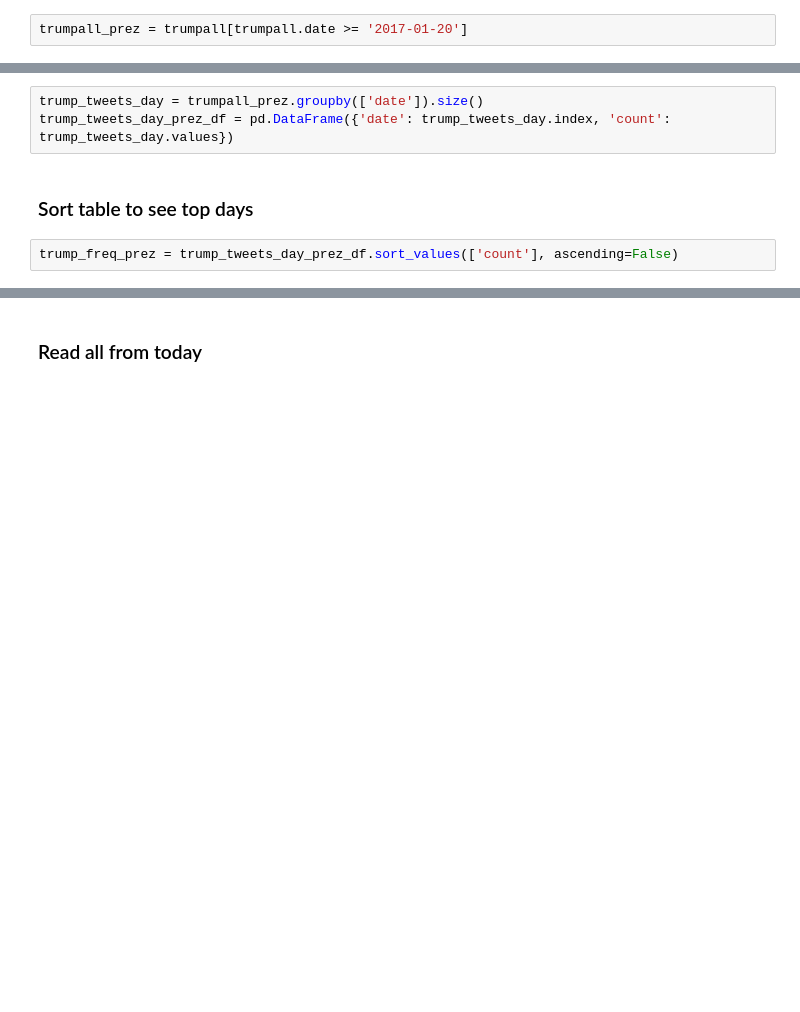
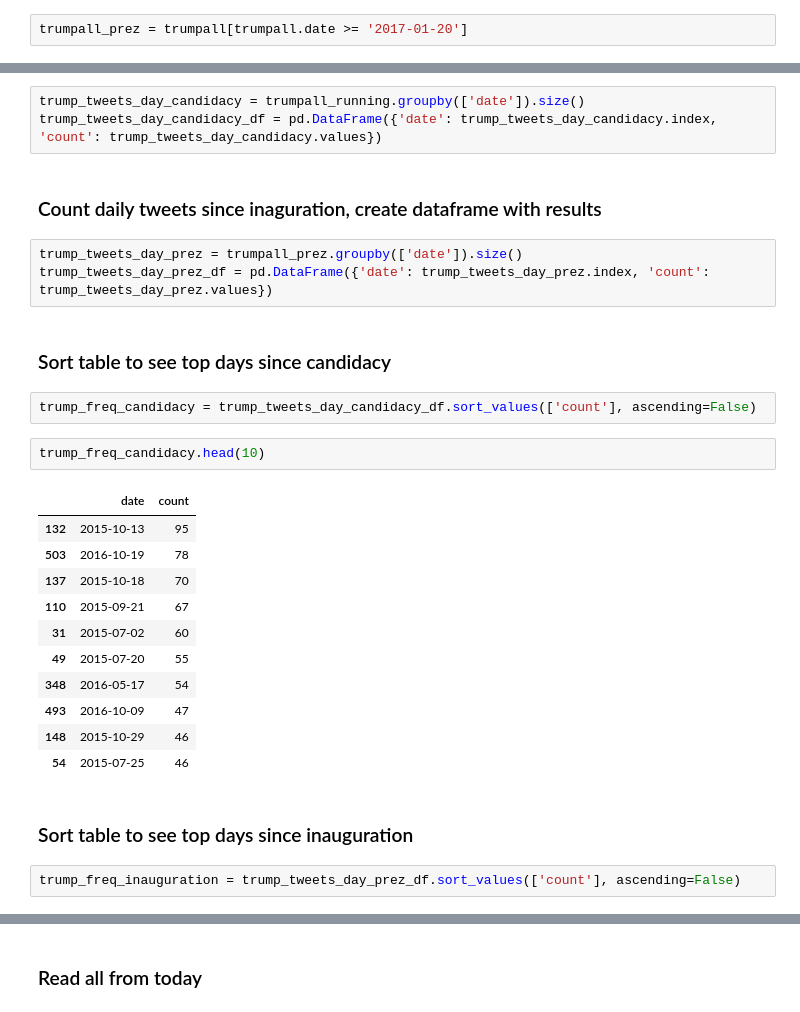
Before and after one commit to stiles/data, a Jupyter notebook: trump-tweet-frequency/trump_twitter_frequency.ipynb, the cells around one changed output, grey strips where cells are left out. Drawn from its saved outputs; the diff is of its cells as text; blank space fills up the shorter version.

```diff
--- a/trump-tweet-frequency/trump_twitter_frequency.ipynb
+++ b/trump-tweet-frequency/trump_twitter_frequency.ipynb
@@ -66,8 +73,31 @@ trumpall_prez = trumpall[trumpall.date >= '2017-01-20']
+# %%
+trump_tweets_day_candidacy = trumpall_running.groupby(['date']).size()
+trump_tweets_day_candidacy_df = pd.DataFrame({'date': trump_tweets_day_candidacy.index, 'count': trump_tweets_day_candidacy.values})
+# %% [markdown]
+### Count daily tweets since inaguration, create dataframe with results
 # %%
-trump_tweets_day = trumpall_prez.groupby(['date']).size()
-trump_tweets_day_prez_df = pd.DataFrame({'date': trump_tweets_day.index, 'count': trump_tweets_day.values})
+trump_tweets_day_prez = trumpall_prez.groupby(['date']).size()
+trump_tweets_day_prez_df = pd.DataFrame({'date': trump_tweets_day_prez.index, 'count': trump_tweets_day_prez.values})
 # %% [markdown]
-### Sort table to see top days
+### Sort table to see top days since candidacy
+# %%
+trump_freq_candidacy = trump_tweets_day_candidacy_df.sort_values(['count'], ascending=False)
+# %%
+trump_freq_candidacy.head(10)
+# %% [output]
+|  | date | count |
+| 132 | 2015-10-13 | 95 |
+| 503 | 2016-10-19 | 78 |
+| 137 | 2015-10-18 | 70 |
+| 110 | 2015-09-21 | 67 |
+| 31 | 2015-07-02 | 60 |
+| 49 | 2015-07-20 | 55 |
+| 348 | 2016-05-17 | 54 |
+| 493 | 2016-10-09 | 47 |
+| 148 | 2015-10-29 | 46 |
+| 54 | 2015-07-25 | 46 |
+# %% [markdown]
+### Sort table to see top days since inauguration
 # %%
-trump_freq_prez = trump_tweets_day_prez_df.sort_values(['count'], ascending=False)
+trump_freq_inauguration = trump_tweets_day_prez_df.sort_values(['count'], ascending=False)
 # %%
```
Also changed, not shown: parts of 7 cells of this notebook, 2 other files.
